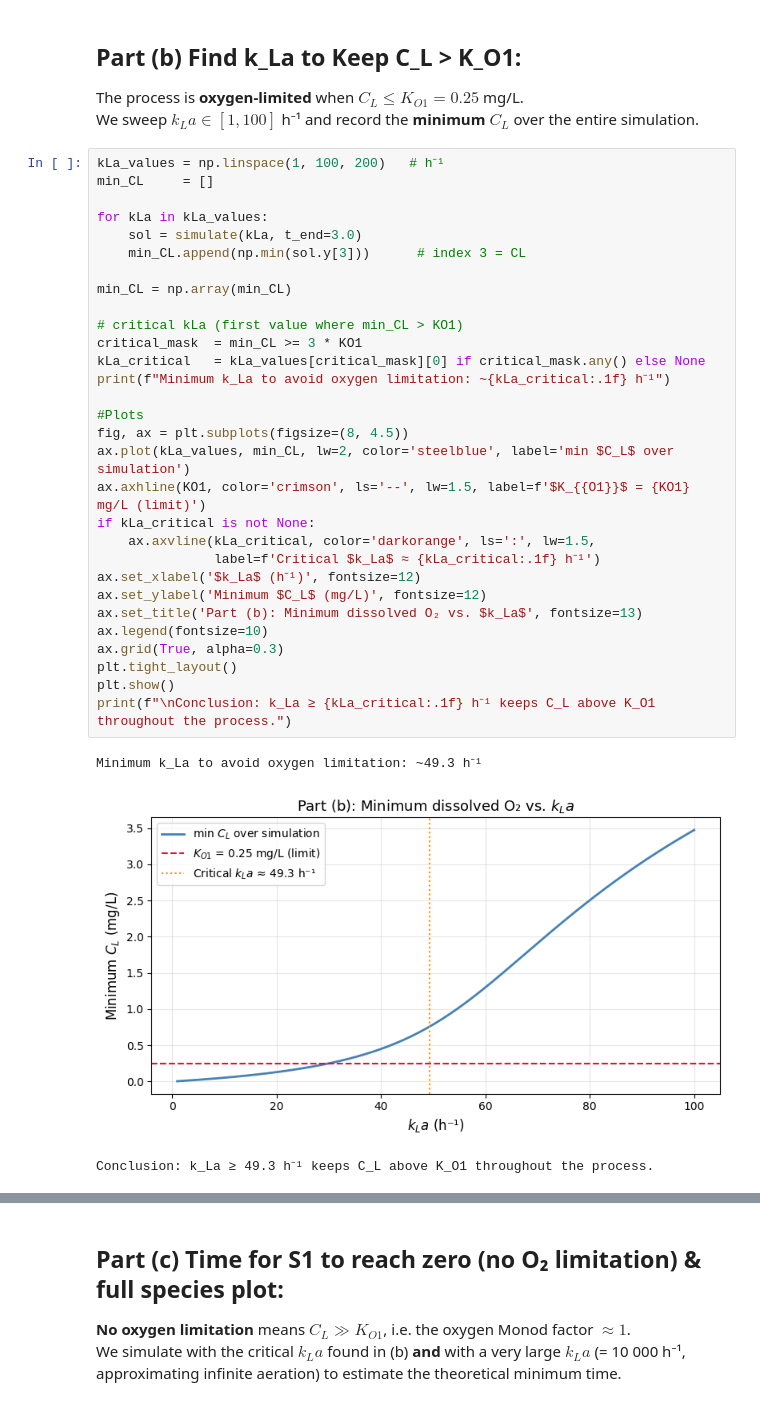
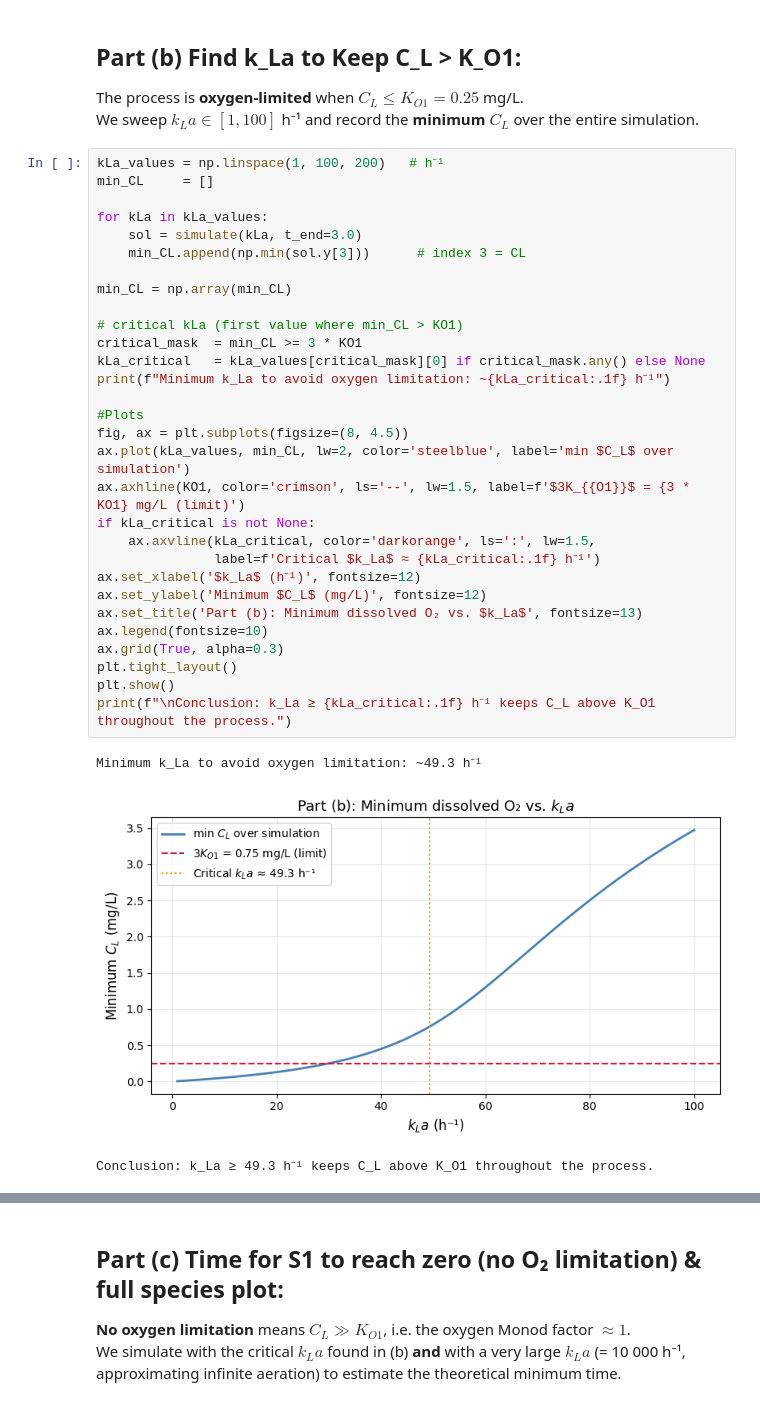
Before and after one commit to Noah-Paga/Bioreactor-mod-simulation, a Jupyter notebook: Project_5/Ex_3.ipynb, the cells around one changed output, grey strips where cells are left out. Drawn from its saved outputs; the diff is of its cells as text.

```diff
--- a/Project_5/Ex_3.ipynb
+++ b/Project_5/Ex_3.ipynb
@@ -106,33 +106,33 @@ We sweep $k_La \in [1, 100]$ h⁻¹ and record the **minimum** $C_L$ over the en
 kLa_values = np.linspace(1, 100, 200)   # h⁻¹
 min_CL     = []
 
 for kLa in kLa_values:
     sol = simulate(kLa, t_end=3.0)
     min_CL.append(np.min(sol.y[3]))      # index 3 = CL
 
 min_CL = np.array(min_CL)
 
 # critical kLa (first value where min_CL > KO1)
 critical_mask  = min_CL >= 3 * KO1
 kLa_critical   = kLa_values[critical_mask][0] if critical_mask.any() else None
 print(f"Minimum k_La to avoid oxygen limitation: ~{kLa_critical:.1f} h⁻¹")
 
 #Plots
 fig, ax = plt.subplots(figsize=(8, 4.5))
 ax.plot(kLa_values, min_CL, lw=2, color='steelblue', label='min $C_L$ over simulation')
-ax.axhline(KO1, color='crimson', ls='--', lw=1.5, label=f'$K_{{O1}}$ = {KO1} mg/L (limit)')
+ax.axhline(KO1, color='crimson', ls='--', lw=1.5, label=f'$3K_{{O1}}$ = {3 * KO1} mg/L (limit)')
 if kLa_critical is not None:
     ax.axvline(kLa_critical, color='darkorange', ls=':', lw=1.5,
                label=f'Critical $k_La$ ≈ {kLa_critical:.1f} h⁻¹')
 ax.set_xlabel('$k_La$ (h⁻¹)', fontsize=12)
 ax.set_ylabel('Minimum $C_L$ (mg/L)', fontsize=12)
 ax.set_title('Part (b): Minimum dissolved O₂ vs. $k_La$', fontsize=13)
 ax.legend(fontsize=10)
 ax.grid(True, alpha=0.3)
 plt.tight_layout()
 plt.show()
 print(f"\nConclusion: k_La ≥ {kLa_critical:.1f} h⁻¹ keeps C_L above K_O1 throughout the process.")
 # %% [output]
 Minimum k_La to avoid oxygen limitation: ~49.3 h⁻¹
-[figure, old version]
+[figure, new version]
 Conclusion: k_La ≥ 49.3 h⁻¹ keeps C_L above K_O1 throughout the process.
```
Also changed, not shown: parts of 2 cells of this notebook, 1 other file.
